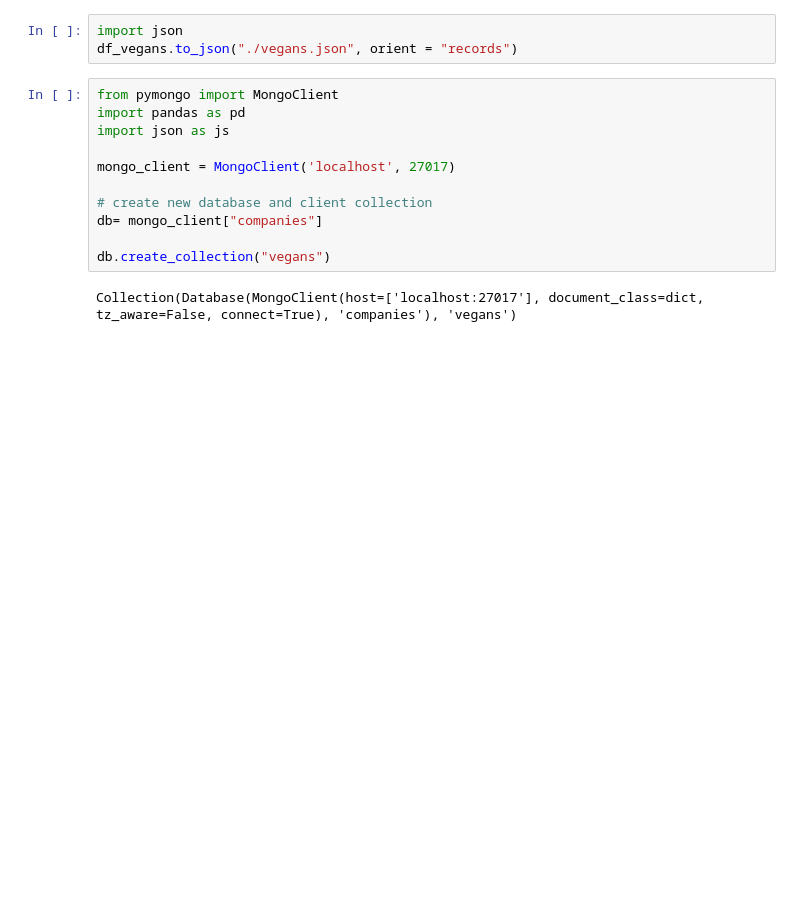
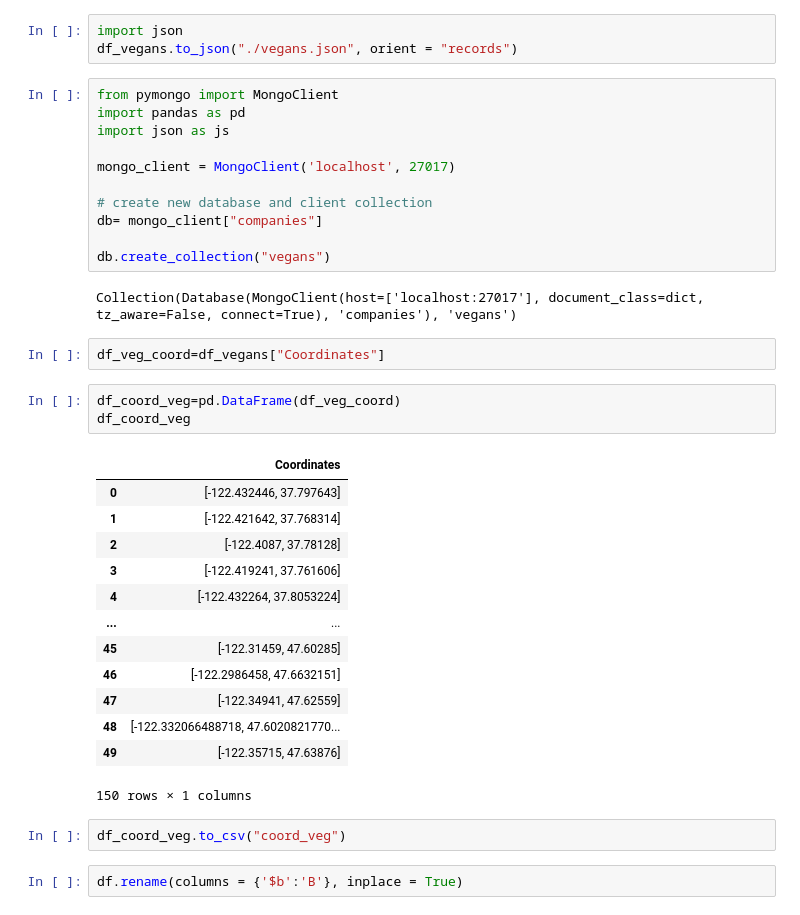
Before and after one commit to progameitor/Mongo-project, a Jupyter notebook: Obtener veganos.ipynb, the cells around one changed output. Drawn from its saved outputs; the diff is of its cells as text; blank space fills up the shorter version.

```diff
--- a/Obtener veganos.ipynb
+++ b/Obtener veganos.ipynb
@@ -118,3 +118,26 @@ db= mongo_client["companies"]
 db.create_collection("vegans")
 # %% [output]
 Collection(Database(MongoClient(host=['localhost:27017'], document_class=dict, tz_aware=False, connect=True), 'companies'), 'vegans')
+# %%
+df_veg_coord=df_vegans["Coordinates"]
+# %%
+df_coord_veg=pd.DataFrame(df_veg_coord)
+df_coord_veg
+# %% [output]
+|  | Coordinates |
+| 0 | [-122.432446, 37.797643] |
+| 1 | [-122.421642, 37.768314] |
+| 2 | [-122.4087, 37.78128] |
+| 3 | [-122.419241, 37.761606] |
+| 4 | [-122.432264, 37.8053224] |
+| ... | ... |
+| 45 | [-122.31459, 47.60285] |
+| 46 | [-122.2986458, 47.6632151] |
+| 47 | [-122.34941, 47.62559] |
+| 48 | [-122.332066488718, 47.6020821770... |
+| 49 | [-122.35715, 47.63876] |
+150 rows × 1 columns
+# %%
+df_coord_veg.to_csv("coord_veg")
+# %%
+df.rename(columns = {'$b':'B'}, inplace = True)
```
Also changed, not shown: 15 other files.
